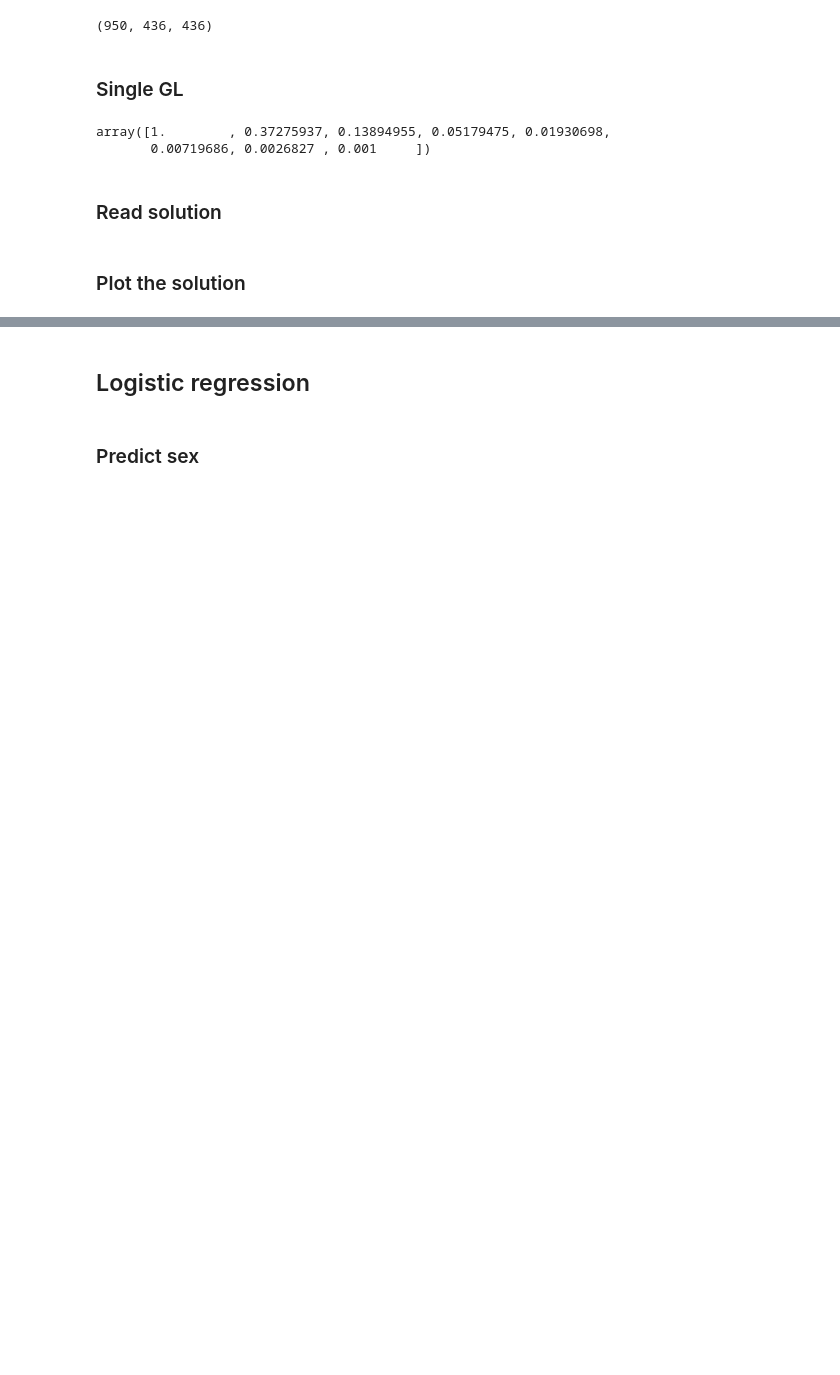
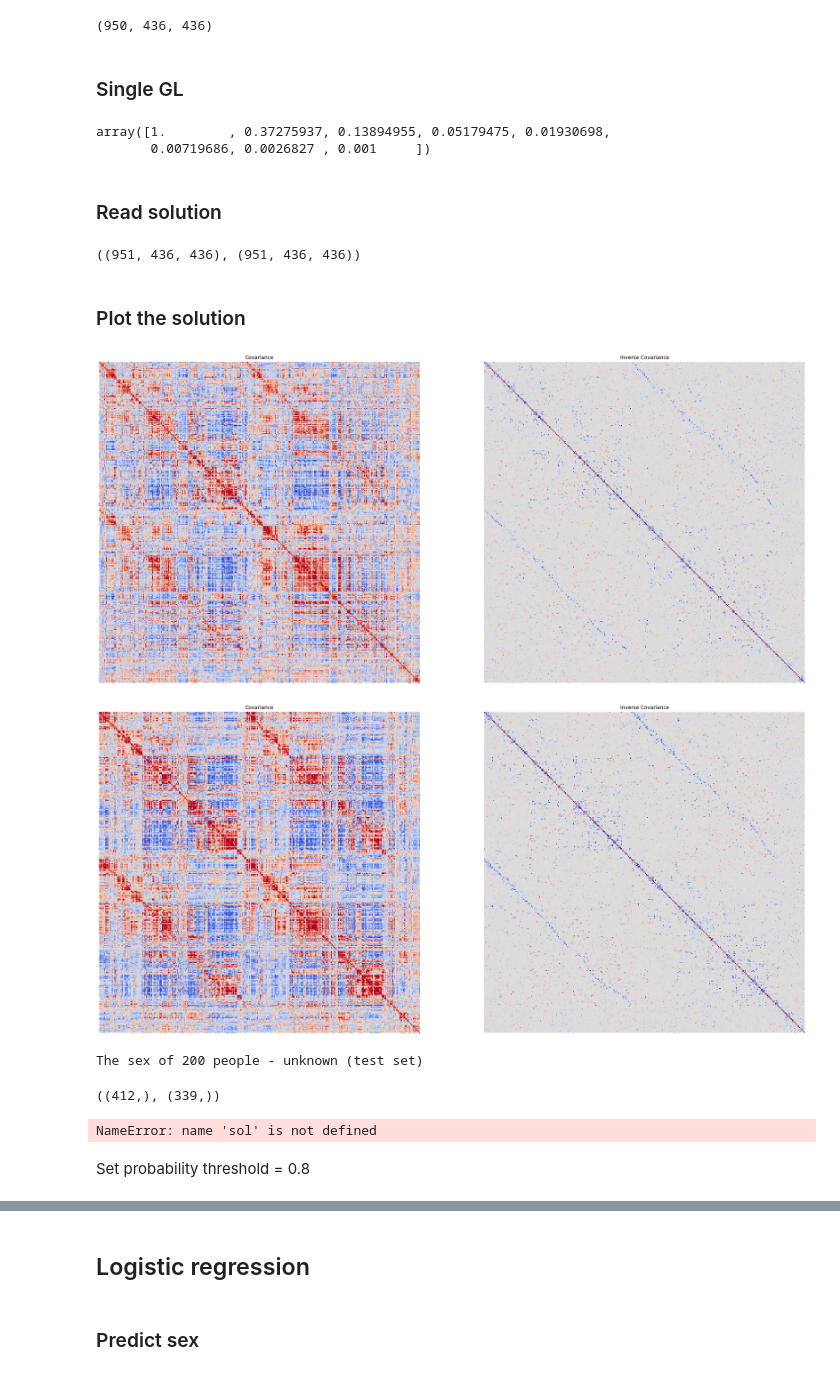
Before and after one commit to Vlasovets/brain_challenge, a Jupyter notebook: f-threshold-select/SGL/SGL.ipynb, the cells around one changed output, grey strips where cells are left out. Saved outputs shown, nothing was run; the diff lists cells and outputs as text; code cells hidden in the pictures; blank space fills up the shorter version.

```diff
--- a/f-threshold-select/SGL/SGL.ipynb
+++ b/f-threshold-select/SGL/SGL.ipynb
@@ -89,2 +86,23 @@ K = Theta.shape[0]
+# %%
+for i in range(300, 600):
+    corr.append(genfromtxt("/storage/groups/bds01/datasets/brains/corr_matrices/corr{0}.csv".format(i), delimiter=','))
+    sol.append(genfromtxt("/storage/groups/bds01/datasets/brains/est_uniform301-600/est_uniform{0}.csv".format(i), delimiter=','))
+# %%
+for i in range(600, 951):
+    corr.append(genfromtxt("/storage/groups/bds01/datasets/brains/corr_matrices/corr{0}.csv".format(i), delimiter=','))
+    sol.append(genfromtxt("/storage/groups/bds01/datasets/brains/est_uniform600-951/est_uniform{0}.csv".format(i), delimiter=','))
+# %%
+corr = []
+sol = []
+
+for i in range(0, 951):
+    corr.append(genfromtxt("/storage/groups/bds01/datasets/brains/corr_matrices/corr{0}.csv".format(i), delimiter=','))
+    sol.append(genfromtxt("/storage/groups/bds01/datasets/brains/est_uniform/est_uniform{0}.csv".format(i), delimiter=','))
+# %%
+sol = np.array(sol)
+corr = np.array(corr)
+corr.shape, sol.shape
+# %% [output]
+((951, 436, 436), (951, 436, 436))
 # %% [markdown]
 ### Plot the solution
@@ -99,0 +109,21 @@ K = Theta.shape[0]
+# %%
+K = sol.shape[0]
+
+
+for i in range(0, 2):
+    fig, axes = plt.subplots(1, 2, sharex=True, figsize=(30,30))
+
+    ax = sns.heatmap(corr[i, :], ax=axes[0], center=0, vmin = -0.5, vmax = 0.5,
+                     square = True, cbar = False, cmap = "coolwarm", xticklabels=False, yticklabels=False)
+    ax.set_title('Covariance')
+
+    ax = sns.heatmap(sol[i, :], ax=axes[1], center=0, vmin = -0.5, vmax = 0.5,
+                     square = True, cbar = False, cmap = "coolwarm", xticklabels=False, yticklabels=False)
+    ax.set_title('Inverse Covariance')
+
+    fig.show()
+
+    #fig.savefig("/storage/groups/bds01/datasets/brains/plots/SGL_plots/SGL_heatmap{0}.png".format(i))
+# %% [output]
+[figure, added]
+[figure, added]
@@ -99,0 +132,13 @@ K = Theta.shape[0]
+# %%
+print("The sex of {0} people - unknown (test set)".format(sex["sex_f0_m1"].isna().sum()))
+# %% [output]
+The sex of 200 people - unknown (test set)
+# %%
+sex = sex.reset_index()
+
+male_ixs = np.array(sex[sex["sex_f0_m1"] == 1.0]["index"])
+female_ixs = np.array(sex[sex["sex_f0_m1"] == 0.0]["index"])
+
+male_ixs.shape, female_ixs.shape
+# %% [output]
+((412,), (339,))
@@ -99,0 +159,7 @@ K = Theta.shape[0]
+# %%
+P_male = calculate_edge_probablity(data=sol, indices=male_ixs)
+P_female = calculate_edge_probablity(data=sol, indices=female_ixs)
+# %% [output]
+NameError: name 'sol' is not defined
+# %% [markdown]
+Set probability threshold = 0.8
```
Also changed, not shown: parts of 7 cells of this notebook.
